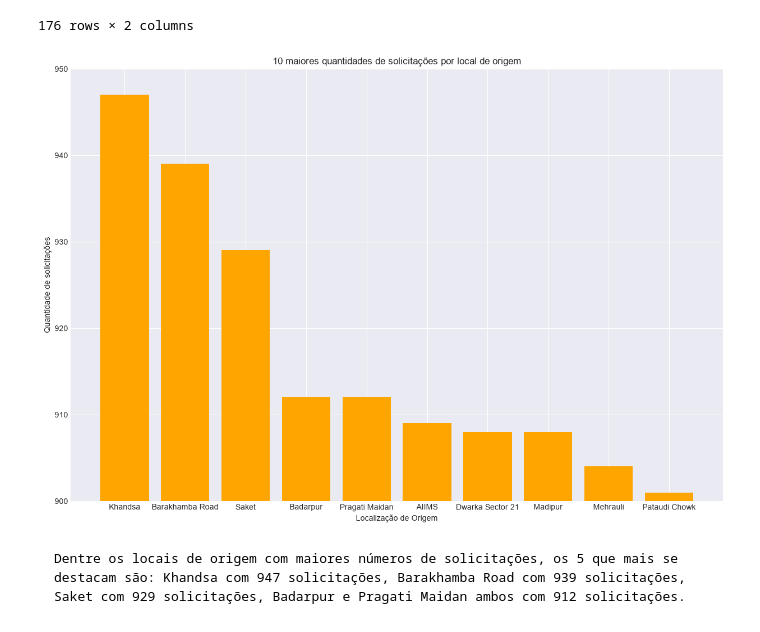
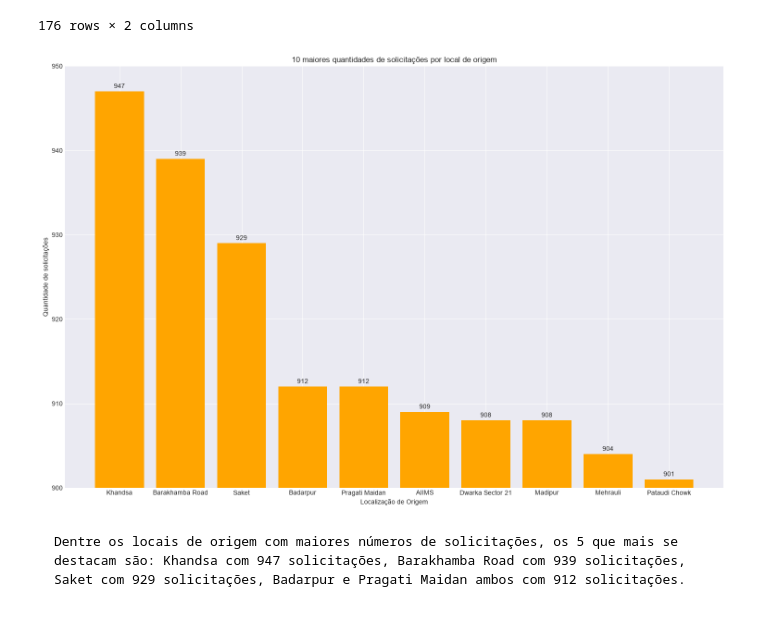
Before and after one commit to VictorAlbuquerque2003/ProjetoAnaliseDeDadosCorridasUber, a Jupyter notebook: notebooks/analise_geografica.ipynb, the cells around one changed output. Drawn from its saved outputs; the diff is of its cells as text; code cells hidden in the pictures.

```diff
--- a/notebooks/analise_geografica.ipynb
+++ b/notebooks/analise_geografica.ipynb
@@ -41,14 +41,19 @@ contagem_localizacoes_origem
 # %%
 plt.figure(figsize=(15, 10))
 plt.style.use('seaborn-v0_8-darkgrid')
-plt.bar(contagem_localizacoes_origem['Pickup_Location'].head(10), contagem_localizacoes_origem['quantity'].head(10), color='Orange')
+
+barras = plt.bar(contagem_localizacoes_origem['Pickup_Location'].head(10), contagem_localizacoes_origem['quantity'].head(10), color='Orange')
+
+plt.bar_label(barras, padding=3)
+
 plt.xlabel("Localização de Origem")
 plt.ylim(900, 950)
 plt.ylabel("Quantidade de solicitações")
 plt.title("10 maiores quantidades de solicitações por local de origem")
+plt.tight_layout()
 plt.show()
 # %% [output]
-[figure, old version]
+[figure, new version]
 # %% [markdown]
     Dentre os locais de origem com maiores números de solicitações, os 5 que mais se destacam são: Khandsa com 947 solicitações, Barakhamba Road com 939 solicitações, Saket com 929 solicitações, Badarpur e Pragati Maidan ambos com 912 solicitações.
 # %% [markdown]
```
Also changed, not shown: parts of 3 cells of this notebook, 1 other file.
